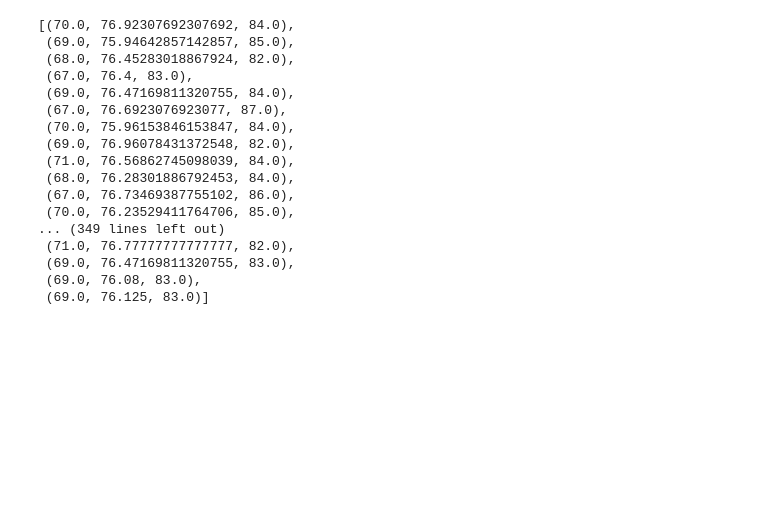
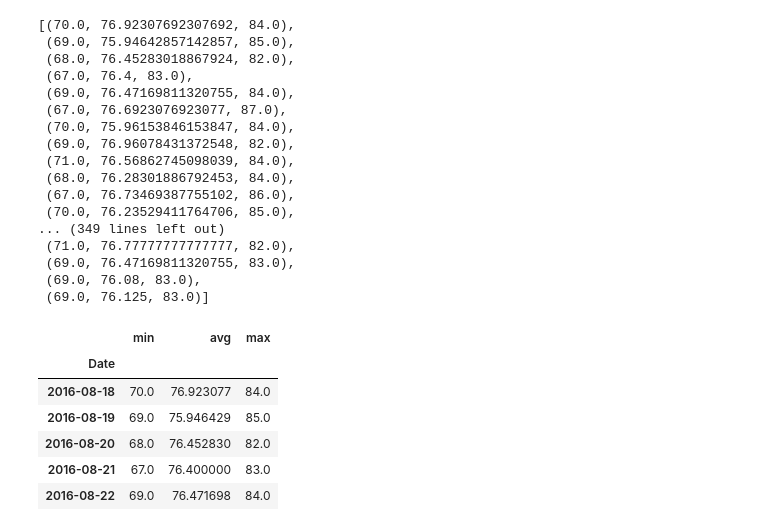
Before and after one commit to jpastell/DataAnalysisBootCamp, a Jupyter notebook: Python/sqlalchemy/climate_analysis.ipynb, the cells around one changed output. Saved outputs shown, nothing was run; the diff lists cells and outputs as text; code cells hidden in the pictures; blank space fills up the shorter version.

```diff
--- a/Python/sqlalchemy/climate_analysis.ipynb
+++ b/Python/sqlalchemy/climate_analysis.ipynb
@@ -331,6 +331,17 @@ normals
 # %%
 # Load the previous query results into a Pandas DataFrame and add the `trip_dates` range as the `date` index
 normals_df = pd.DataFrame(normals, columns =['min', 'avg', 'max'])
+normals_df["Date"] = [date.strftime("%Y-%m-%d") for date in date_list]
+normals_df.set_index("Date",inplace=True)
+normals_df.head()
+# %% [output]
+|  | min | avg | max |
+| Date |  |  |  |
+| 2016-08-18 | 70.0 | 76.923077 | 84.0 |
+| 2016-08-19 | 69.0 | 75.946429 | 85.0 |
+| 2016-08-20 | 68.0 | 76.452830 | 82.0 |
+| 2016-08-21 | 67.0 | 76.400000 | 83.0 |
+| 2016-08-22 | 69.0 | 76.471698 | 84.0 |
 # %%
 # Plot the daily normals as an area plot with `stacked=False`
 normals_df.plot(kind='area', stacked=False, alpha=0.5, colormap='viridis',
```
Also changed, not shown: parts of 1 cell of this notebook.
